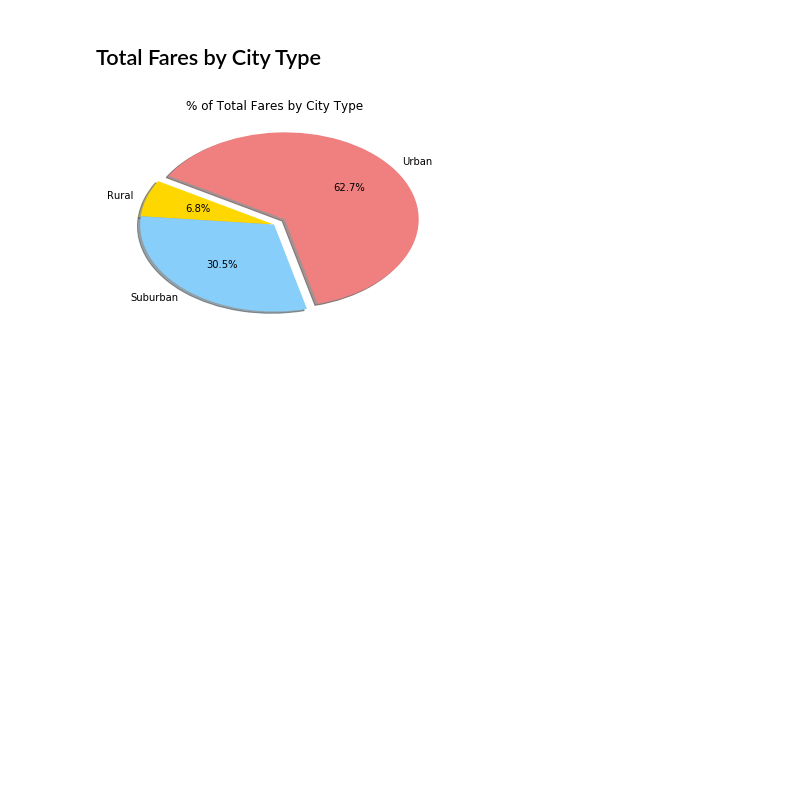
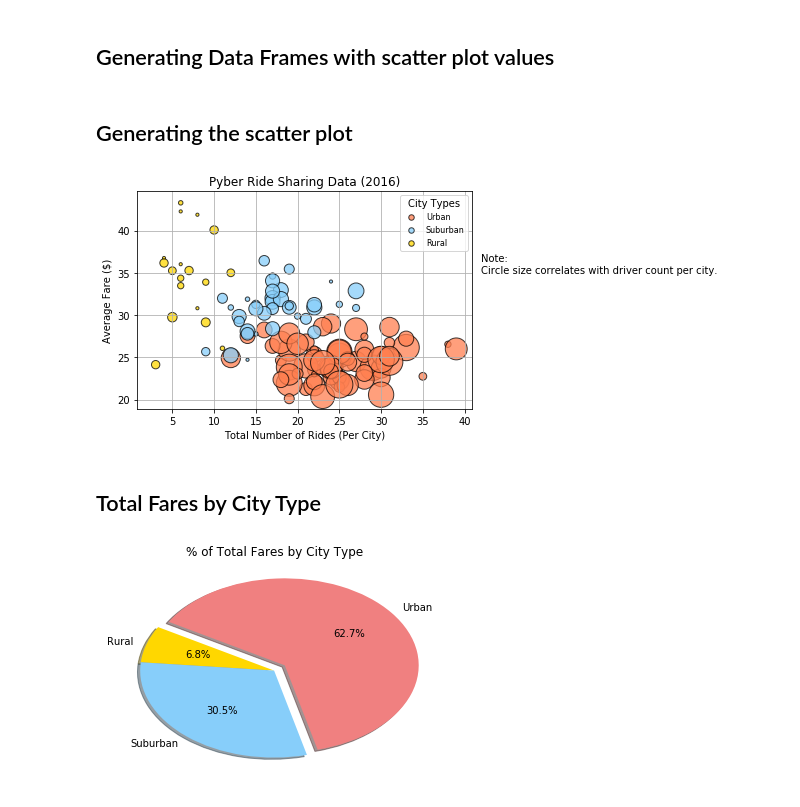
Before and after one commit to TotalEntropy/UofT-Data-2019, a Jupyter notebook: Bin/Pyber.ipynb, the cells around one changed output. Cells and saved outputs as stored; diff of their text form; code cells hidden in the pictures; blank space fills up the shorter version.

Commit message:
Generated bubble plot

```diff
--- a/Bin/Pyber.ipynb
+++ b/Bin/Pyber.ipynb
@@ -50,3 +30,51 @@ plt.show()
+# %% [markdown]
+## Generating Data Frames with scatter plot values
+# %%
+# Obtain the x and y coordinates for each of the three city types
+# Urban
+urban = pd.DataFrame(raw[raw['type'] == 'Urban'].groupby([raw['city']]).count()['ride_id'])
+urban.columns = ['x']
+urban['y'] = pd.DataFrame(raw[raw['type'] == 'Urban'].groupby([raw['city']]).mean()['fare'])
+urban['s'] = pd.DataFrame(raw[raw['type'] == 'Urban'].groupby([raw['city']]).mean()['driver_count'])
+
+# Suburban
+suburban = pd.DataFrame(raw[raw['type'] == 'Suburban'].groupby([raw['city']]).count()['ride_id'])
+suburban.columns = ['x']
+suburban['y'] = pd.DataFrame(raw[raw['type'] == 'Suburban'].groupby([raw['city']]).mean()['fare'])
+suburban['s'] = pd.DataFrame(raw[raw['type'] == 'Suburban'].groupby([raw['city']]).mean()['driver_count'])
+
+# Rural
+rural = pd.DataFrame(raw[raw['type'] == 'Rural'].groupby([raw['city']]).count()['ride_id'])
+rural.columns = ['x']
+rural['y'] = pd.DataFrame(raw[raw['type'] == 'Rural'].groupby([raw['city']]).mean()['fare'])
+rural['s'] = pd.DataFrame(raw[raw['type'] == 'Rural'].groupby([raw['city']]).mean()['driver_count'])
+# %% [markdown]
+## Generating the scatter plot
+# %%
+# Build the scatter plots for each city types
+plt.scatter(urban['x'], urban['y'], label = 'Urban', s = urban['s'] * 10, color = ['coral'], edgecolor = 'black', alpha = .75, marker = 'o')
+plt.scatter(suburban['x'], suburban['y'], label = 'Suburban', s = suburban['s'] * 10, color = ['lightskyblue'], edgecolor = 'black', alpha = .75, marker = 'o')
+plt.scatter(rural['x'], rural['y'], label = 'Rural', s = rural['s'] * 10, color = ['gold'], edgecolor = 'black', alpha = .75, marker = 'o')
+plt.grid()
+
+# Incorporate the other graph properties
+plt.xlabel('Total Number of Rides (Per City)')
+plt.ylabel('Average Fare ($)')
+plt.title('Pyber Ride Sharing Data (2016)')
+
+# Create a legend
+legend = plt.legend(fontsize = 8, title= "City Types", loc="best")
+legend.legendHandles[0]._sizes = [30]
+legend.legendHandles[1]._sizes = [30]
+legend.legendHandles[2]._sizes = [30]
+
+# Incorporate a text label regarding circle size
+plt.text(42,35,"Note: \nCircle size correlates with driver count per city.", fontsize = 10)
+
+# Save Figure
+plt.savefig("../Images/Pyber_Ride_Sharing_Data.jpg", bbox_inches="tight")
+# %% [output]
+[figure, added]
 # %% [markdown]
 ## Total Fares by City Type
 # %%
```
Also changed, not shown: parts of 8 cells of this notebook, 1 other file.
